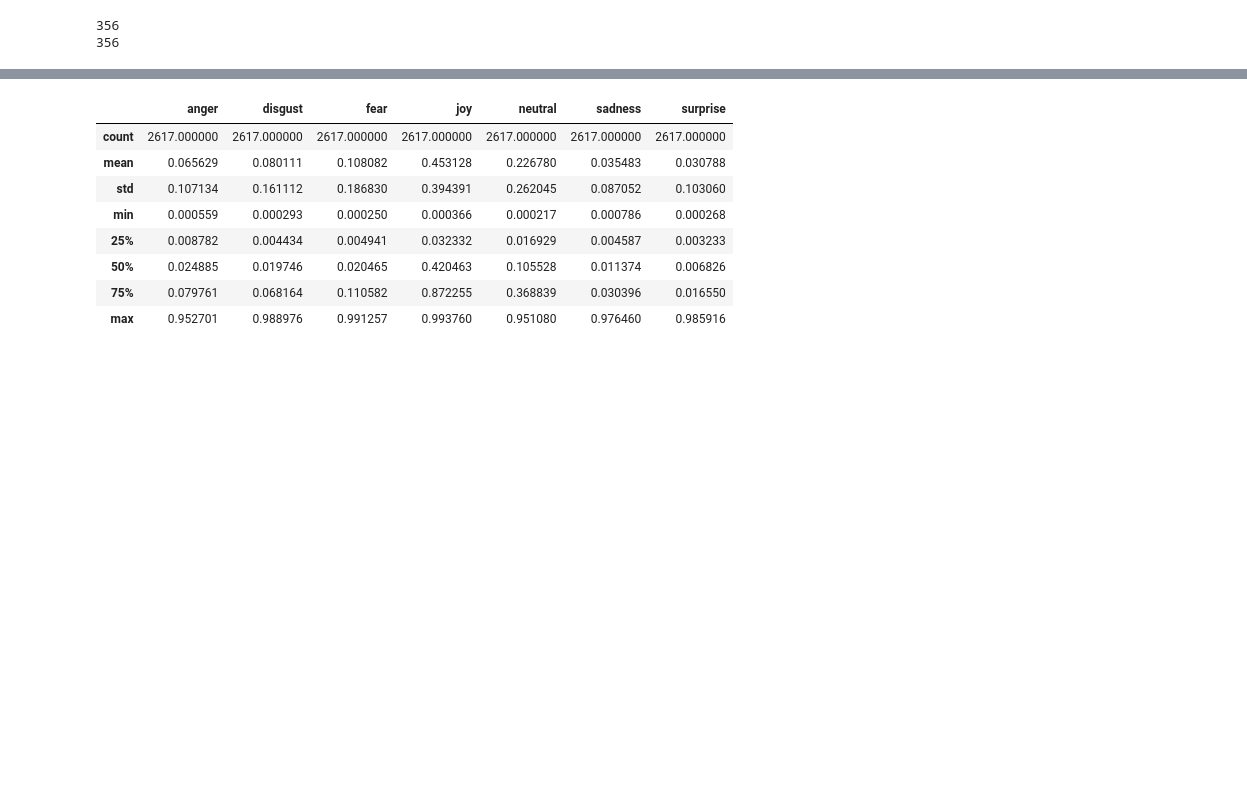
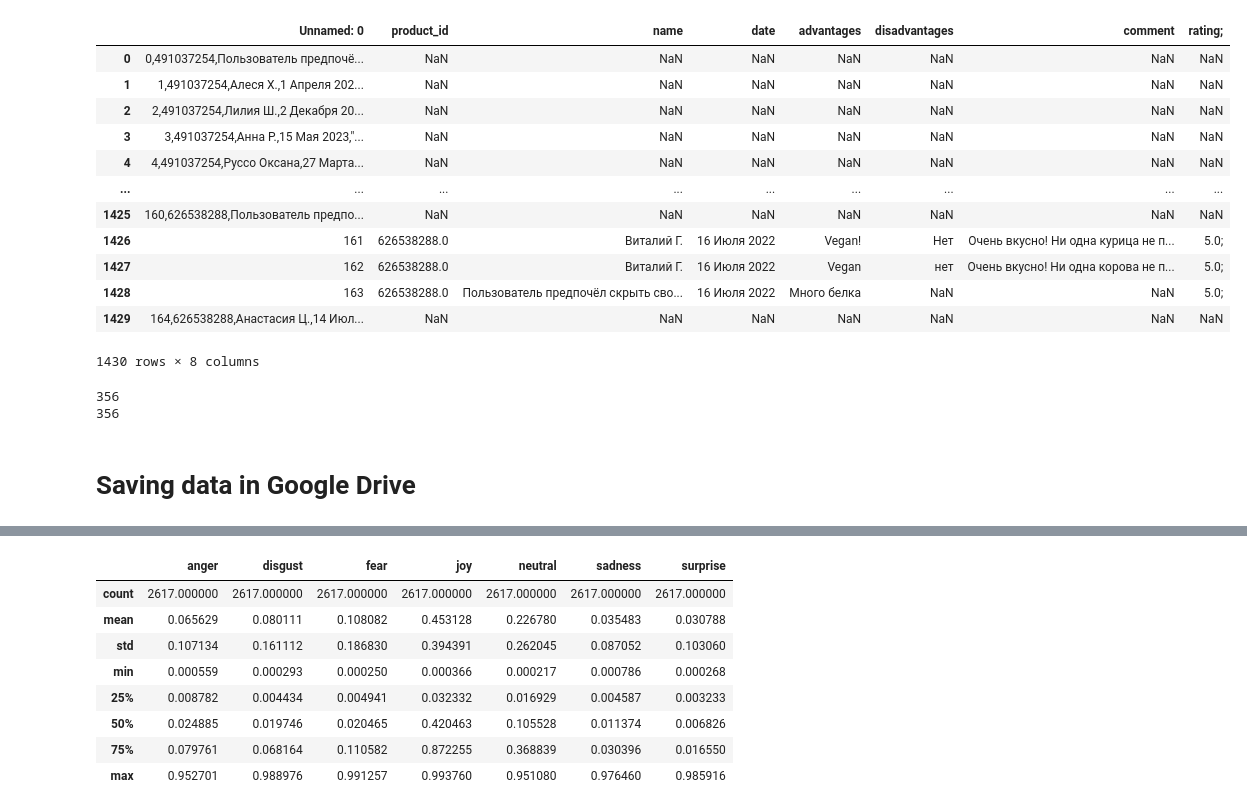
Before and after one commit to celinargy/celinargy.github.io, a Jupyter notebook: notebooks/Sentiment.ipynb, the cells around one changed output, grey strips where cells are left out. Drawn from its saved outputs; the diff is of its cells as text; code cells hidden in the pictures; blank space fills up the shorter version.

```diff
--- a/notebooks/Sentiment.ipynb
+++ b/notebooks/Sentiment.ipynb
@@ -100,3 +129,21 @@ df = pd.DataFrame(comments, columns=['comment'])
+# %%
+df = pd.read_csv('combined_reviews.csv')
+# %%
+df
+# %% [output]
+|  | Unnamed: 0 | product_id | name | date | advantages | disadvantages | comment | rating; |
+| 0 | 0,491037254,Пользователь предпочё... | NaN | NaN | NaN | NaN | NaN | NaN | NaN |
+| 1 | 1,491037254,Алеся Х.,1 Апреля 202... | NaN | NaN | NaN | NaN | NaN | NaN | NaN |
+| 2 | 2,491037254,Лилия Ш.,2 Декабря 20... | NaN | NaN | NaN | NaN | NaN | NaN | NaN |
+| 3 | 3,491037254,Анна Р.,15 Мая 2023,"... | NaN | NaN | NaN | NaN | NaN | NaN | NaN |
+| 4 | 4,491037254,Руссо Оксана,27 Марта... | NaN | NaN | NaN | NaN | NaN | NaN | NaN |
+| ... | ... | ... | ... | ... | ... | ... | ... | ... |
+| 1425 | 160,626538288,Пользователь предпо... | NaN | NaN | NaN | NaN | NaN | NaN | NaN |
+| 1426 | 161 | 626538288.0 | Виталий Г. | 16 Июля 2022 | Vegan! | Нет | Очень вкусно! Ни одна курица не п... | 5.0; |
+| 1427 | 162 | 626538288.0 | Виталий Г. | 16 Июля 2022 | Vegan | нет | Очень вкусно! Ни одна корова не п... | 5.0; |
+| 1428 | 163 | 626538288.0 | Пользователь предпочёл скрыть сво... | 16 Июля 2022 | Много белка | NaN | NaN | 5.0; |
+| 1429 | 164,626538288,Анастасия Ц.,14 Июл... | NaN | NaN | NaN | NaN | NaN | NaN | NaN |
+1430 rows × 8 columns
 # %%
 #Translate comments
 from yandexfreetranslate import YandexFreeTranslate
@@ -126,3 +173,5 @@ print(len(df))
 # %% [output]
 356
 356
+# %% [markdown]
+# Saving data in Google Drive
```
Also changed, not shown: parts of 20 cells of this notebook, 8 other files.
